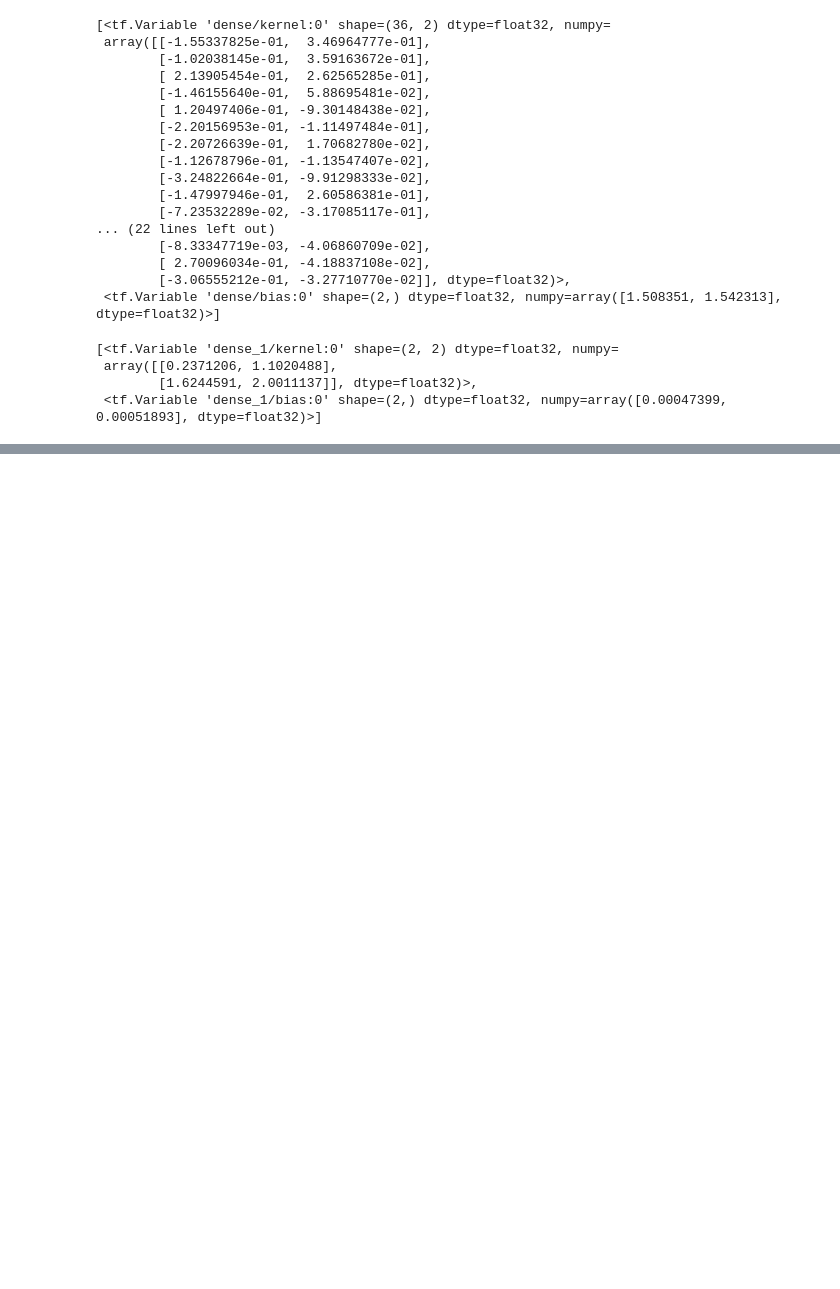
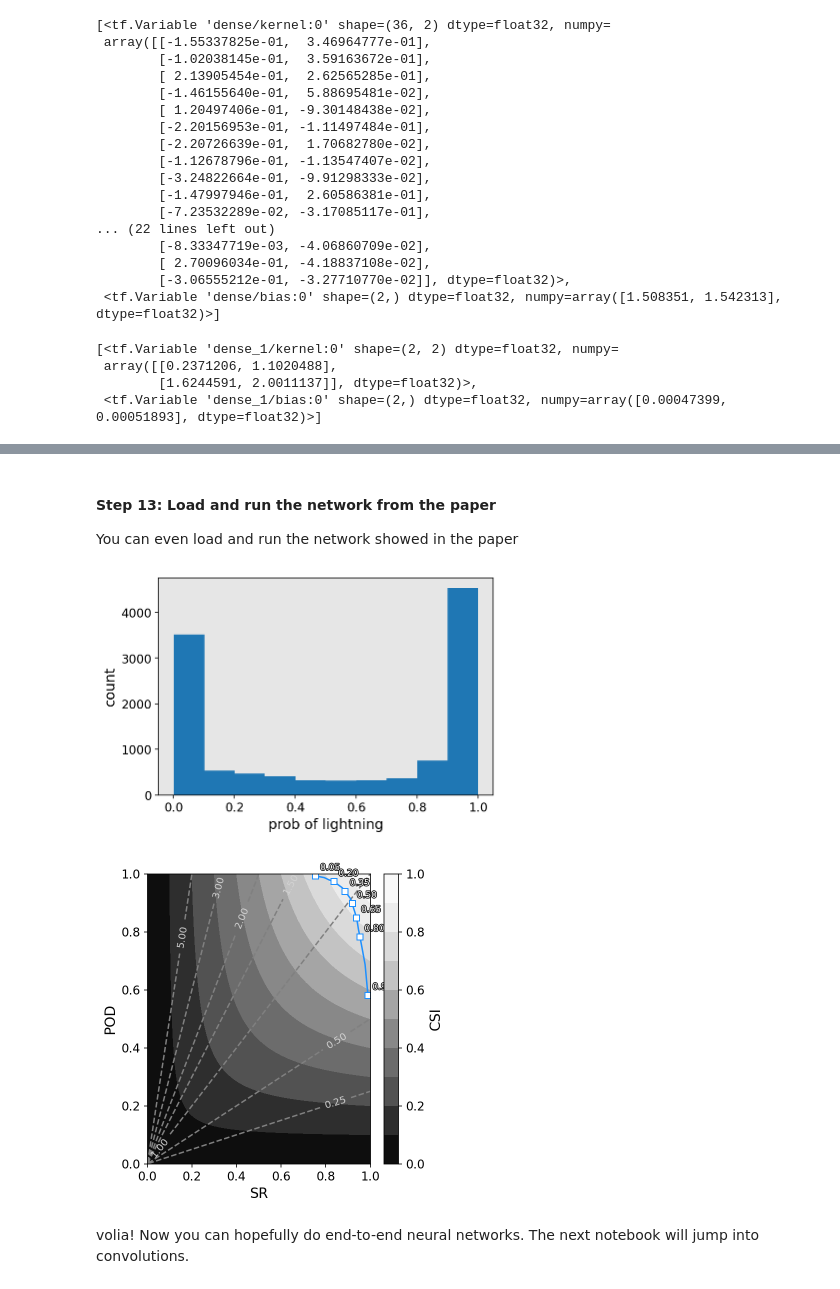
Before and after one commit to ai2es/WAF_ML_Tutorial_Part2, a Jupyter notebook: jupyter_notebooks/Notebook5_Train_ANNs.ipynb, the cells around one changed output, grey strips where cells are left out. Saved outputs shown, nothing was run; the diff lists cells and outputs as text; code cells hidden in the pictures; blank space fills up the shorter version.

```diff
--- a/jupyter_notebooks/Notebook5_Train_ANNs.ipynb
+++ b/jupyter_notebooks/Notebook5_Train_ANNs.ipynb
@@ -322,0 +344,2 @@ model.layers[1].weights
+# %%
+loaded_model = tf.keras.models.load_model('../datasets/models/neural_nets_from_notebooks/MyFirstNN.h5',compile=False)
@@ -322,0 +397,53 @@ model.layers[1].weights
+# %% [markdown]
+#### Step 13: Load and run the network from the paper
+
+You can even load and run the network showed in the paper
+# %%
+paper_model = tf.keras.models.load_model('../datasets/models/neural_nets_from_paper/sub-sevir-ann-class-1d-eng.h5',compile=False)
+
+#like sklearn, we do .predict!
+y_preds = paper_model.predict(ds_val)
+
+plt.hist(y_preds)
+plt.xlabel('prob of lightning')
+plt.ylabel('count')
+
+#probability threholds
+thresh = np.arange(0.05,1.05,0.05)
+
+#statsitcs we need for performance diagram
+tp = tf.keras.metrics.TruePositives(thresholds=thresh.tolist())
+fp = tf.keras.metrics.FalsePositives(thresholds=thresh.tolist())
+fn = tf.keras.metrics.FalseNegatives(thresholds=thresh.tolist())
+
+#get performance diagram line by getting tp,fp and fn
+tp.reset_state()
+fp.reset_state()
+fn.reset_state()
+
+tps = tp(y_v,y_preds)
+fps = fp(y_v,y_preds)
+fns = fn(y_v,y_preds)
+
+#calc x,y of performance diagram
+pods = tps/(tps + fns)
+srs = tps/(tps + fps)
+csis = tps/(tps + fns + fps)
+
+#plot it up
+ax = make_performance_diagram_axis()
+ax.plot(np.asarray(srs),np.asarray(pods),'-',color='dodgerblue',markerfacecolor='w',label='UNET')
+
+for i,t in enumerate(thresh):
+    #plot text and marker every 3rd point, because every point was too many
+    if np.mod(i,3) == 0:
+        text = np.char.ljust(str(np.round(t,2)),width=4,fillchar='0')
+        ax.plot(np.asarray(srs)[i],np.asarray(pods)[i],'s',color='dodgerblue',markerfacecolor='w')
+        ax.text(np.asarray(srs)[i]+0.02,np.asarray(pods)[i]+0.02,text,path_effects=pe1,fontsize=9,color='white')
+
+plt.tight_layout()
+# %% [output]
+[figure, added]
+[figure, added]
+# %% [markdown]
+volia! Now you can hopefully do end-to-end neural networks. The next notebook will jump into convolutions.
```
Also changed, not shown: parts of 11 cells of this notebook, 32 other files.
